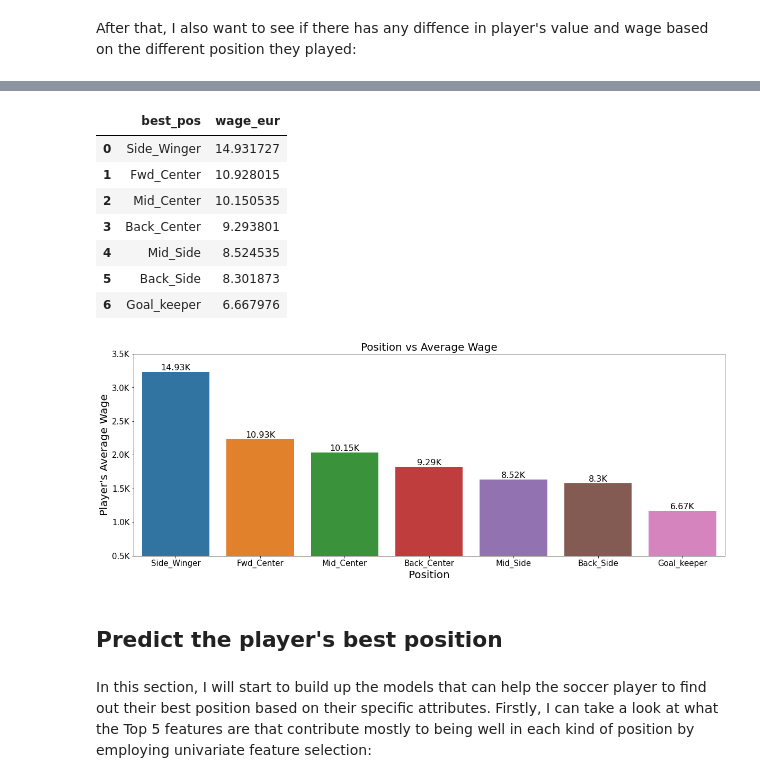
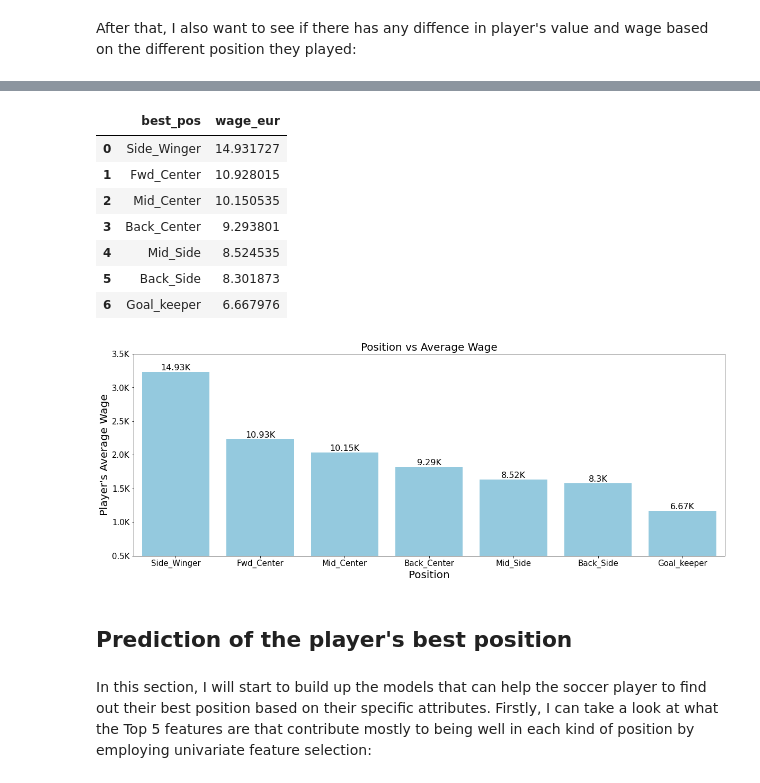
Before and after one commit to HongbinLin1995/FIFA20_capstone_project, a Jupyter notebook: FIFA20_v3.ipynb, the cells around one changed output, grey strips where cells are left out. Saved outputs shown, nothing was run; the diff lists cells and outputs as text; code cells hidden in the pictures.

```diff
--- a/FIFA20_v3.ipynb
+++ b/FIFA20_v3.ipynb
@@ -212,7 +212,7 @@ pos_value_df.reset_index(inplace = True, drop = True)
 
 # Figure plotting
 fig = plt.figure(figsize = (20,7))
-ax = sns.barplot(x = 'best_pos', y = 'value_eur', data = pos_value_df)
+ax = sns.barplot(x = 'best_pos', y = 'value_eur', data = pos_value_df, color = 'mediumseagreen')
 ax.set_yticklabels(labels = ['0.5M','1.0M','1.5M','2.0M','2.5M','3.0M','3.5M','4.0M','4.5M'])
 
 # Set the preference of label
@@ -252,37 +252,37 @@ pos_wage_df['wage_eur'] = pos_wage_df['wage_eur']/(10**3)
 pos_wage_df.reset_index(inplace = True, drop = True)
 
 # Figure plotting
 fig = plt.figure(figsize = (20,7))
-ax = sns.barplot(x = 'best_pos', y = 'wage_eur', data = pos_wage_df)
+ax = sns.barplot(x = 'best_pos', y = 'wage_eur', data = pos_wage_df, color='skyblue')
 ax.set_yticklabels(labels = ['0.5K','1.0K','1.5K','2.0K','2.5K','3.0K','3.5K','4.0K','4.5K'])
 
 # Set the preference of label
 plt.xlabel('Position', size = 20)
 plt.ylabel("Player's Average Wage", size = 20)
 plt.title(f'Position vs Average Wage', size=20)
 plt.tick_params(axis = 'x', labelsize = 15)
 plt.tick_params(axis = 'y', labelsize = 15)
 y_min = int(pos_wage_df['wage_eur'].min())-2
 y_max = int(pos_wage_df['wage_eur'].max())+2
 plt.ylim((y_min, y_max))
 
 # Display the values on the graph
 display(pos_wage_df)
 for index, row in pos_wage_df.iterrows():
     ax.text(x=index, y=row.wage_eur, s=str(round(row.wage_eur,2))+'K', c='black', ha='center', va='bottom', fontsize=16)
 plt.show()
 # %% [output]
 |  | best_pos | wage_eur |
 | 0 | Side_Winger | 14.931727 |
 | 1 | Fwd_Center | 10.928015 |
 | 2 | Mid_Center | 10.150535 |
 | 3 | Back_Center | 9.293801 |
 | 4 | Mid_Side | 8.524535 |
 | 5 | Back_Side | 8.301873 |
 | 6 | Goal_keeper | 6.667976 |
-[figure, old version]
+[figure, new version]
 # %% [markdown]
-## Predict the player's best position
+## Prediction of the player's best position
 # %% [markdown]
 In this section, I will start to build up the models that can help the soccer player to find out their best position based on their specific attributes. Firstly, I can take a look at what the Top 5 features are that contribute mostly to being well in each kind of position by employing univariate feature selection:
 # %%
```
Also changed, not shown: parts of 19 cells of this notebook.
